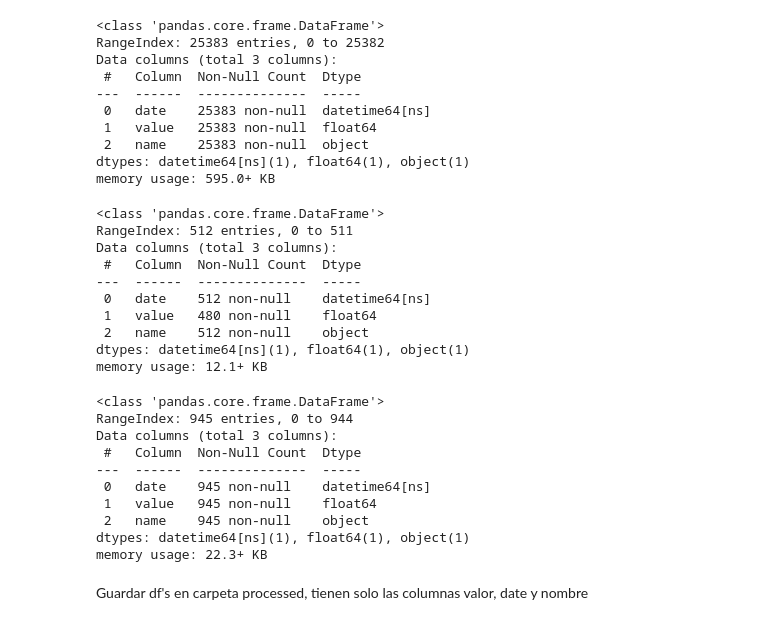
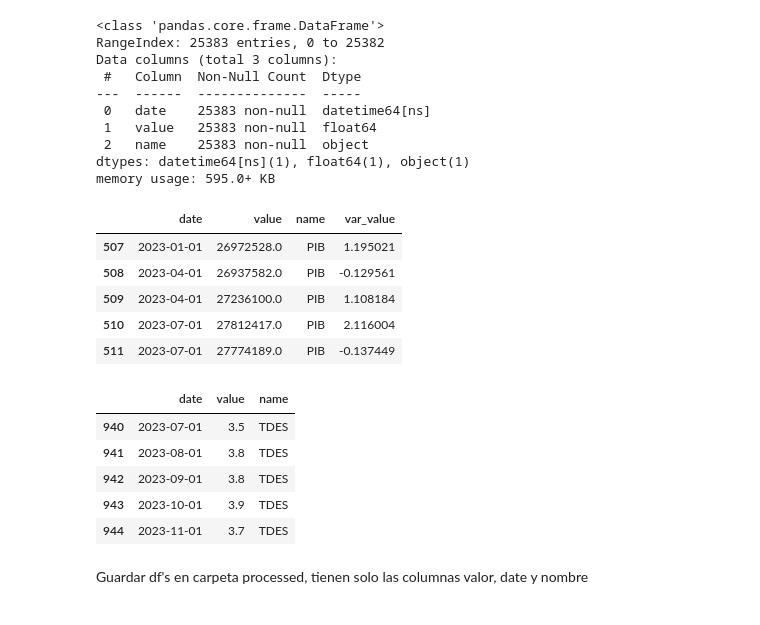
Before and after one commit to 4GeeksAcademy/proyecto_DataScience_DMS, a Jupyter notebook: src/explore copy.ipynb, the cells around one changed output. Cells and saved outputs as stored; diff of their text form; code cells hidden in the pictures.

```diff
--- a/src/explore copy.ipynb
+++ b/src/explore copy.ipynb
@@ -306,38 +314,31 @@ memory usage: 595.0+ KB
 # %%
 df_GNP = data_GNP[['date','value']].copy()
 df_GNP['name'] = 'PIB' #PRODUCTO INTERNO BRUTO
 df_GNP['date'] = pd.to_datetime(df_GNP['date'])
 df_GNP['value'] = pd.to_numeric(df_GNP['value'], errors='coerce')
 df_GNP['value'] = df_GNP['value'].apply(lambda x: x*1000 if x < 30000 else x)
-df_GNP.info()
+df_GNP['var_value'] = df_GNP['value'].pct_change() * 100
+df_GNP.tail()
 # %% [output]
-<class 'pandas.core.frame.DataFrame'>
-RangeIndex: 512 entries, 0 to 511
-Data columns (total 3 columns):
- #   Column  Non-Null Count  Dtype
----  ------  --------------  -----
- 0   date    512 non-null    datetime64[ns]
- 1   value   480 non-null    float64
- 2   name    512 non-null    object
-dtypes: datetime64[ns](1), float64(1), object(1)
-memory usage: 12.1+ KB
+|  | date | value | name | var_value |
+| 507 | 2023-01-01 | 26972528.0 | PIB | 1.195021 |
+| 508 | 2023-04-01 | 26937582.0 | PIB | -0.129561 |
+| 509 | 2023-04-01 | 27236100.0 | PIB | 1.108184 |
+| 510 | 2023-07-01 | 27812417.0 | PIB | 2.116004 |
+| 511 | 2023-07-01 | 27774189.0 | PIB | -0.137449 |
 # %%
 df_UNRATE = data_UNRATE[['date','value']].copy()
 df_UNRATE['name'] = 'TDES' #TASA DE DESEMPLEO
 df_UNRATE['date'] = pd.to_datetime(df_UNRATE['date'])
 df_UNRATE['value'] = pd.to_numeric(df_UNRATE['value'], errors='coerce')
-df_UNRATE.info()
+df_UNRATE.tail()
 # %% [output]
-<class 'pandas.core.frame.DataFrame'>
-RangeIndex: 945 entries, 0 to 944
-Data columns (total 3 columns):
- #   Column  Non-Null Count  Dtype
----  ------  --------------  -----
- 0   date    945 non-null    datetime64[ns]
- 1   value   945 non-null    float64
- 2   name    945 non-null    object
-dtypes: datetime64[ns](1), float64(1), object(1)
-memory usage: 22.3+ KB
+|  | date | value | name |
+| 940 | 2023-07-01 | 3.5 | TDES |
+| 941 | 2023-08-01 | 3.8 | TDES |
+| 942 | 2023-09-01 | 3.8 | TDES |
+| 943 | 2023-10-01 | 3.9 | TDES |
+| 944 | 2023-11-01 | 3.7 | TDES |
 # %% [markdown]
 Guardar df's en carpeta processed, tienen solo las columnas valor, date y nombre
 # %%
```
Also changed, not shown: parts of 8 cells of this notebook, 4 other files.
